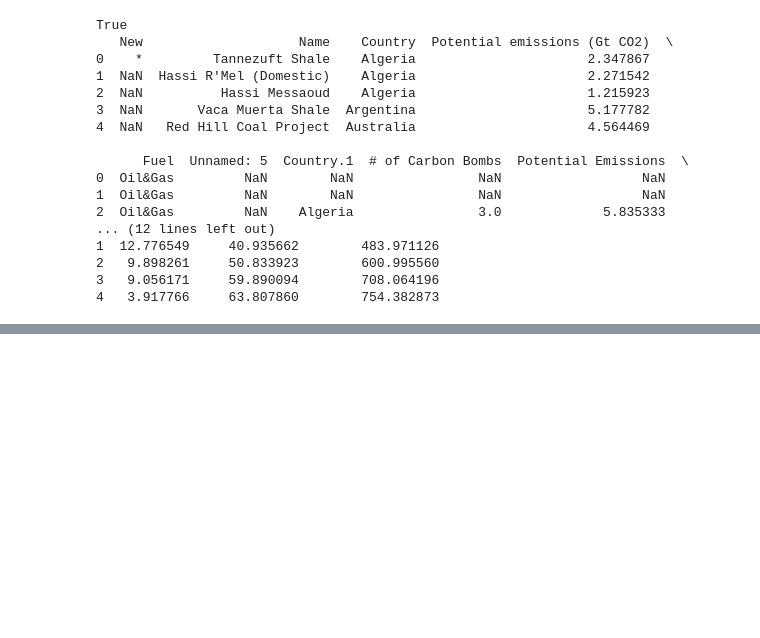
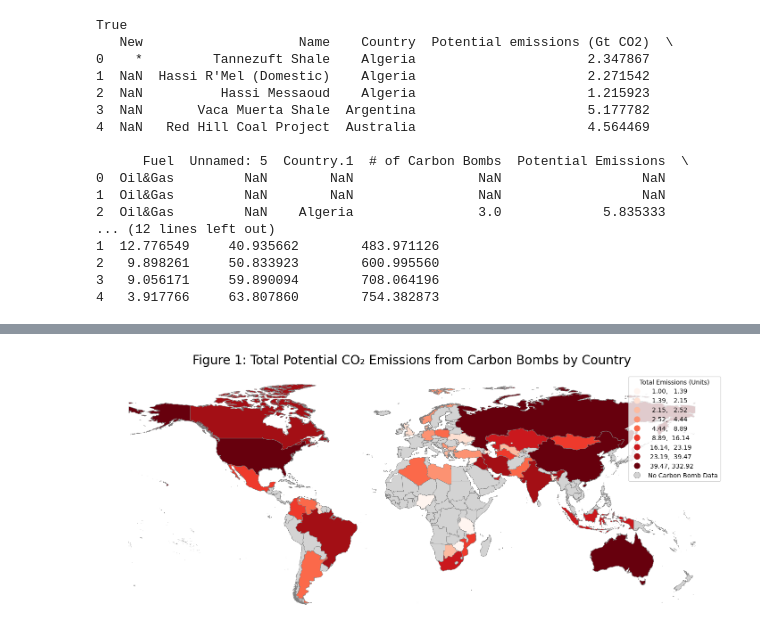
Before and after one commit to bazelibenazh-debug/NOBY, a Jupyter notebook: carbon_bombs_analysis.ipynb, the cells around one changed output, grey strips where cells are left out. Cells and saved outputs as stored; diff of their text form; code cells hidden in the pictures; blank space fills up the shorter version.

```diff
--- a/carbon_bombs_analysis.ipynb
+++ b/carbon_bombs_analysis.ipynb
@@ -1154,0 +635,34 @@ Generating Figure 5: Country CI Map...
+# %%
+#task10
+#first figure: we can plot total emmision per country to see Which countries are responsible for the most emissions
+df_carbon_bombs=ds_carbon_bombs[["potential_emissions"]].to_dataframe().reset_index()
+df_country_total = (df_carbon_bombs.groupby("country")["potential_emissions"].sum().reset_index())
+df_country_total.rename(columns={"country": "name"}, inplace=True)
+#print(df_country_total)
+# i add this line because there was some countries with PE thta didnt show up in map
+df_country_total["name"] = df_country_total["name"].str.strip().str.title()
+gdf_country_border["name"] = gdf_country_border["name"].str.strip().str.title()
+
+# merge with countryborder
+gdf_emissions=gdf_country_border.merge(df_country_total,on="name",how="left")
+#print(gdf_country_total)
+def plot_total_emissions(gdf_emissions):
+    fig, ax = plt.subplots(1, 1, figsize=(18, 12))
+
+    gdf_emissions.plot(
+        column='potential_emissions', cmap='Reds', scheme='quantiles', k=9,
+        linewidth=0.5, edgecolor='grey', legend=True, ax=ax,
+        missing_kwds={"color": "lightgrey", "label": "No Carbon Bomb Data"}
+    )
+
+    ax.set_title("Figure 1: Total Potential CO₂ Emissions from Carbon Bombs by Country", fontsize=20, pad=15)
+    leg = ax.get_legend()
+    if leg:
+        leg.set_title("Total Emissions (Units)")
+    ax.set_axis_off()
+    plt.savefig('figure1_total_emissions_map.png', dpi=300, bbox_inches='tight')
+    plt.show()
+plot_total_emissions(gdf_emissions)
+#we have missing data in our dataset for some country so maybe this type of plotting is not nice for this dataset:)
+# %% [output]
+[figure, added]
```
Also changed, not shown: parts of 25 cells of this notebook.
